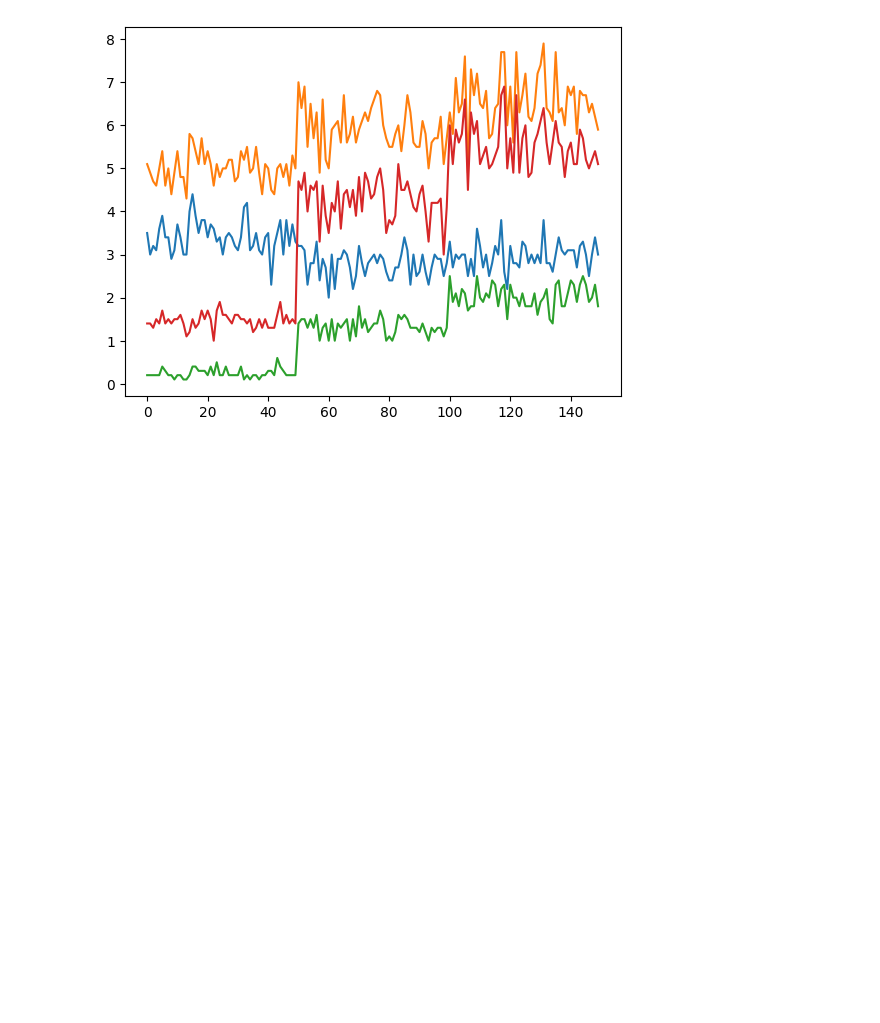
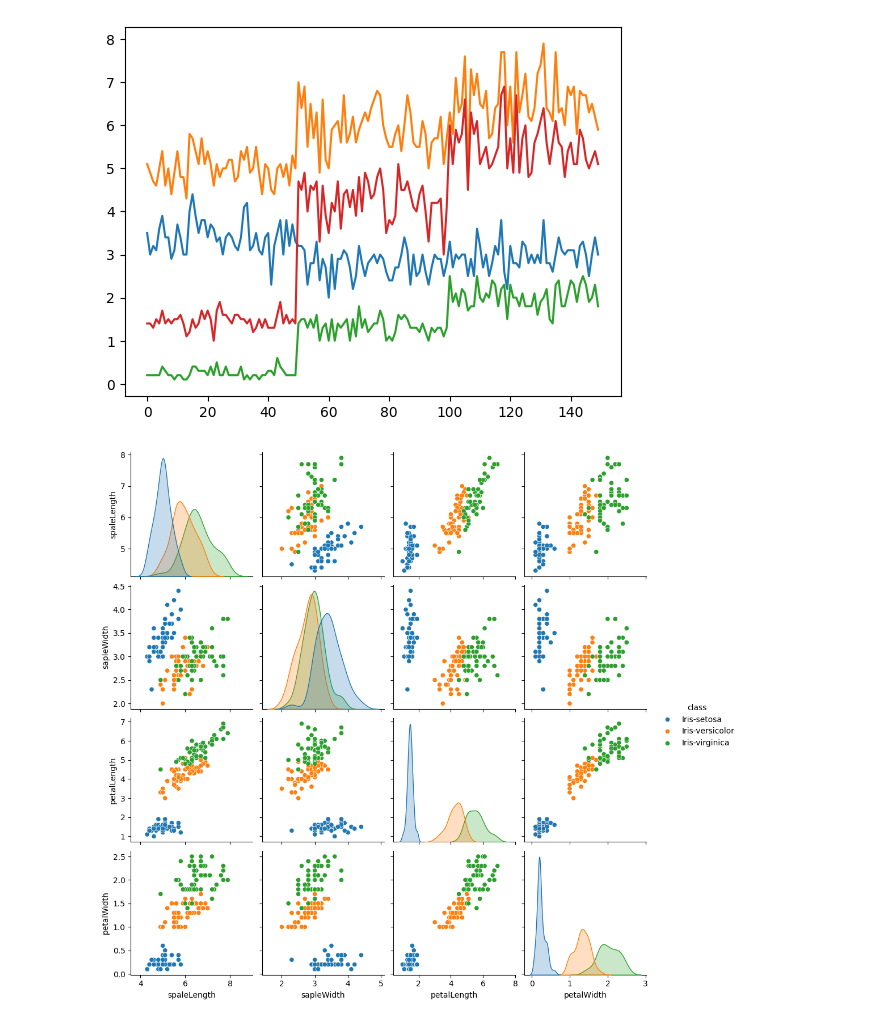
Before and after one commit to yusuf-codes10/iris.ml, a Jupyter notebook: iris.ipynb, the cells around one changed output. Drawn from its saved outputs; the diff is of its cells as text; code cells hidden in the pictures; blank space fills up the shorter version.

```diff
--- a/iris.ipynb
+++ b/iris.ipynb
@@ -83,3 +85,8 @@ plt.plot(df['petalLength'])
 # %% [output]
 [<matplotlib.lines.Line2D at 0x...>]
 [figure]
+# %%
+sns.pairplot(df, hue='class')
+plt.show()
+# %% [output]
+[figure, added]
```
Also changed, not shown: parts of 1 cell of this notebook.
